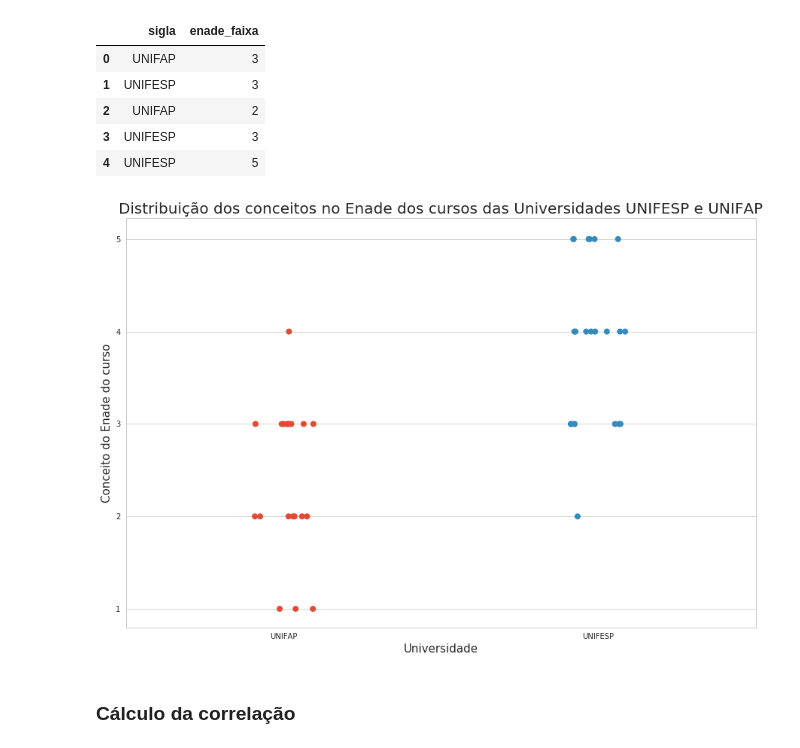
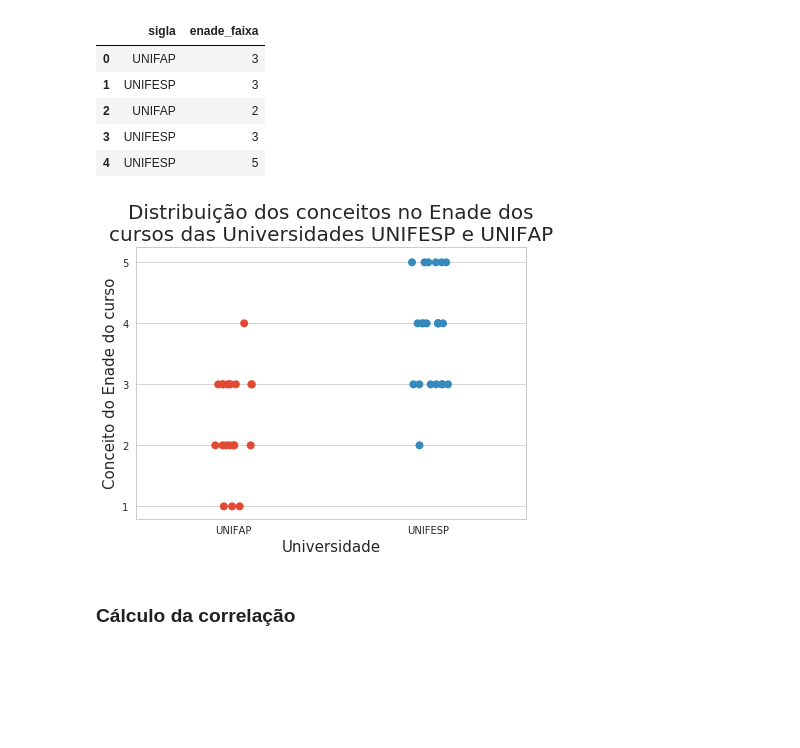
Before and after one commit to francinaldocn/MC_2019.2, a Jupyter notebook: questao1.ipynb, the cells around one changed output. Cells and saved outputs as stored; diff of their text form; code cells hidden in the pictures; blank space fills up the shorter version.

```diff
--- a/questao1.ipynb
+++ b/questao1.ipynb
@@ -230,19 +230,19 @@ resultados_enade_ies_maior_menor.head()
 | 3 | UNIFESP | 3 |
 | 4 | UNIFESP | 5 |
 # %%
-fig, gph = plt.subplots(figsize=(15,10))
+fig, gph = plt.subplots(figsize=(7,5))
 
 gph = sns.stripplot(x='sigla', y='enade_faixa', data=resultados_enade_ies_maior_menor.sort_values(by='enade_faixa', ascending=True), s=8, lw=1)
 
-gph.set_title('Distribuição dos conceitos no Enade dos cursos das Universidades UNIFESP e UNIFAP', fontsize=20)
+gph.set_title('Distribuição dos conceitos no Enade dos\ncursos das Universidades UNIFESP e UNIFAP', fontsize=20)
 
 gph.set_ylabel('Conceito do Enade do curso', fontsize=15)
 
 gph.set_xlabel('Universidade', fontsize=15)
 
 plt.show()
 # %% [output]
-[figure, old version]
+[figure, new version]
 # %% [markdown]
 ### Cálculo da correlação
 # %%
```
Also changed, not shown: parts of 5 cells of this notebook.
